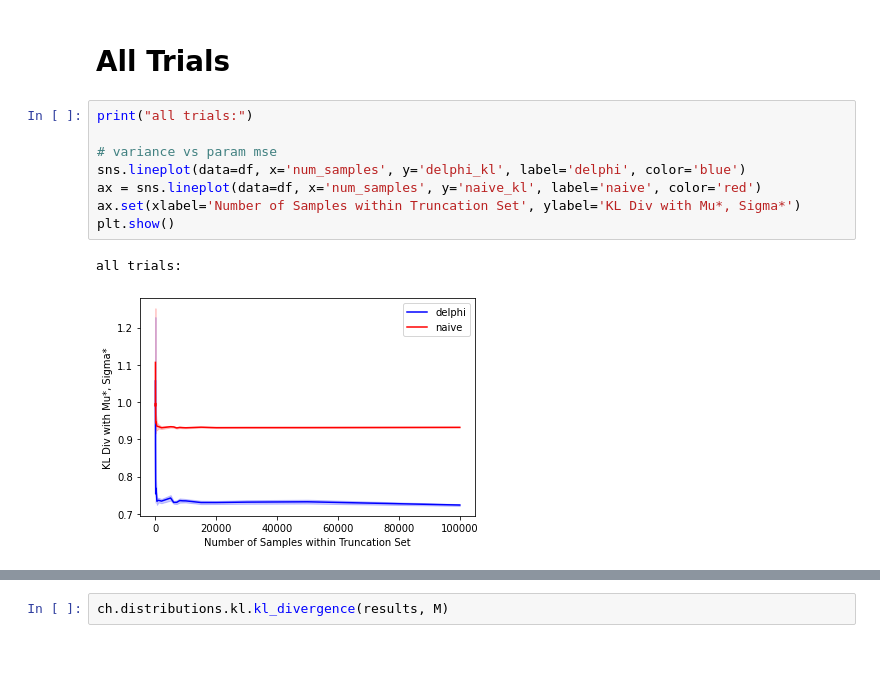
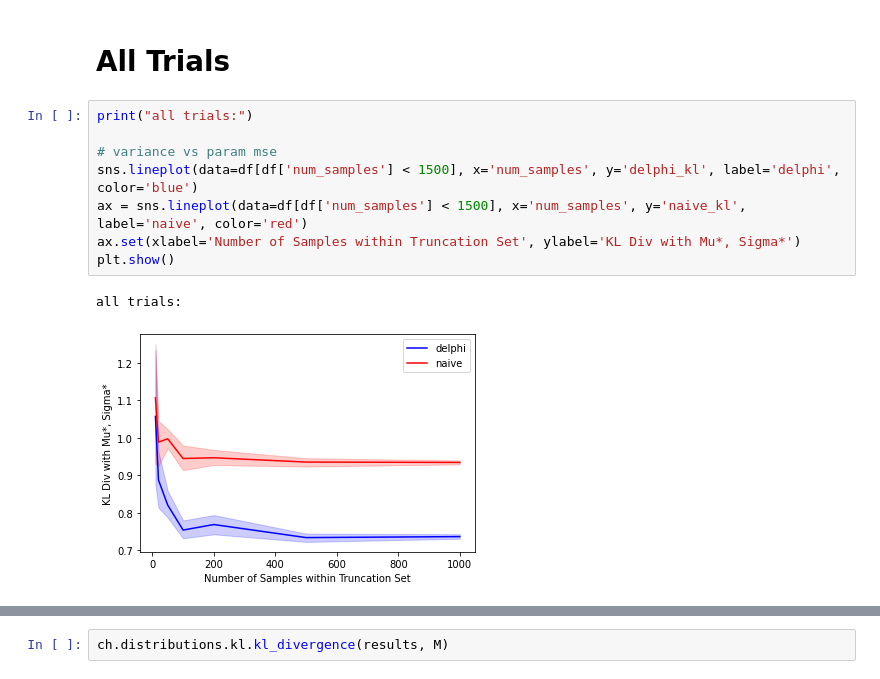
Before and after one commit to pstefanou12/delphi.ai, a Jupyter notebook: notebooks/HorshoeDot.ipynb, the cells around one changed output, grey strips where cells are left out. Saved outputs shown, nothing was run; the diff lists cells and outputs as text.

```diff
--- a/notebooks/HorshoeDot.ipynb
+++ b/notebooks/HorshoeDot.ipynb
@@ -115,13 +115,13 @@ df.head()
 # %%
 print("all trials:")
 
 # variance vs param mse
-sns.lineplot(data=df, x='num_samples', y='delphi_kl', label='delphi', color='blue')
-ax = sns.lineplot(data=df, x='num_samples', y='naive_kl', label='naive', color='red')
+sns.lineplot(data=df[df['num_samples'] < 1500], x='num_samples', y='delphi_kl', label='delphi', color='blue')
+ax = sns.lineplot(data=df[df['num_samples'] < 1500], x='num_samples', y='naive_kl', label='naive', color='red')
 ax.set(xlabel='Number of Samples within Truncation Set', ylabel='KL Div with Mu*, Sigma*')
 plt.show()
 # %% [output]
 all trials:
-[figure, old version]
+[figure, new version]
 # %%
 results.loc, results.covariance_matrix
```
Also changed, not shown: parts of 4 cells of this notebook, 5 other files.
